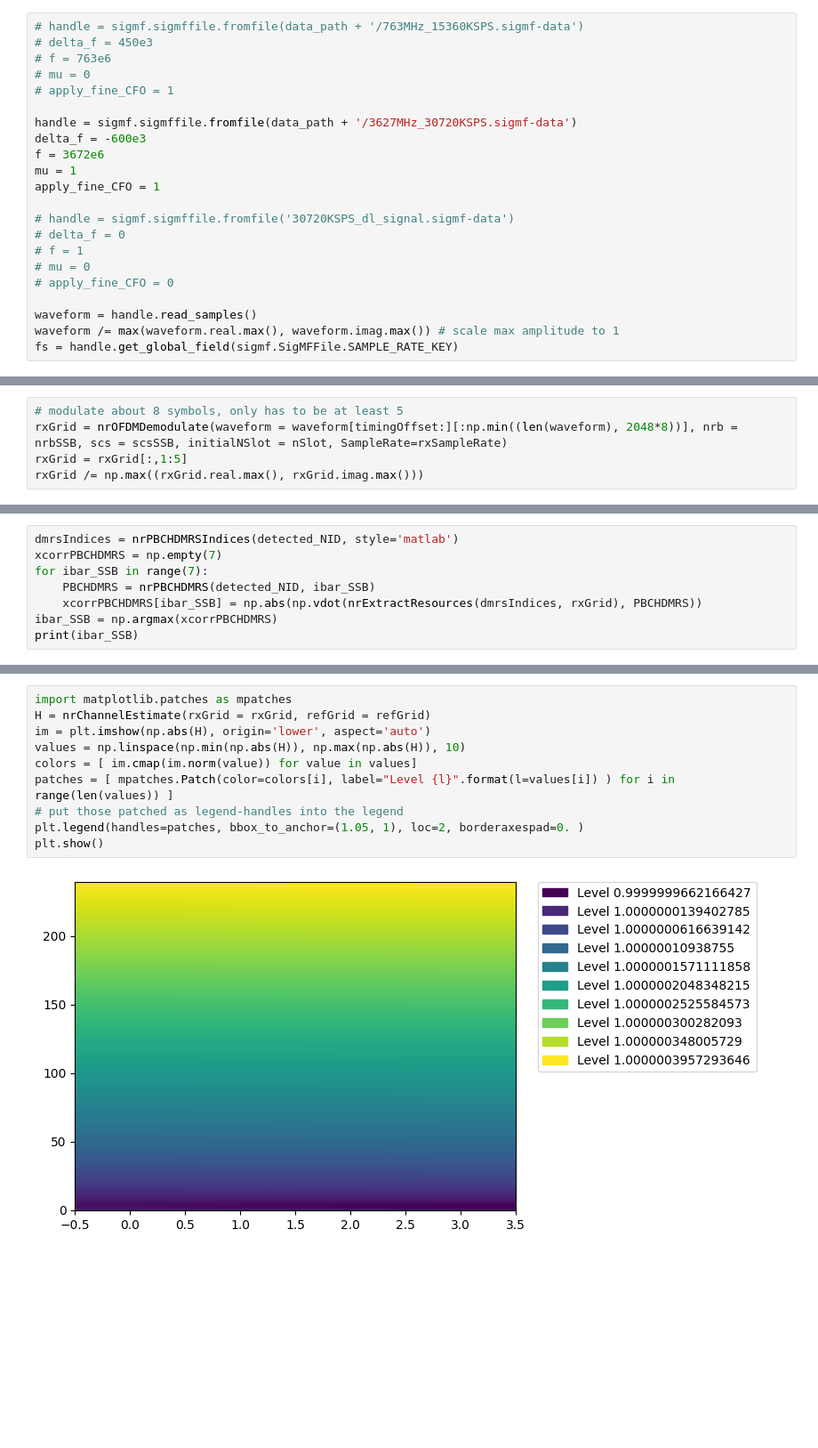
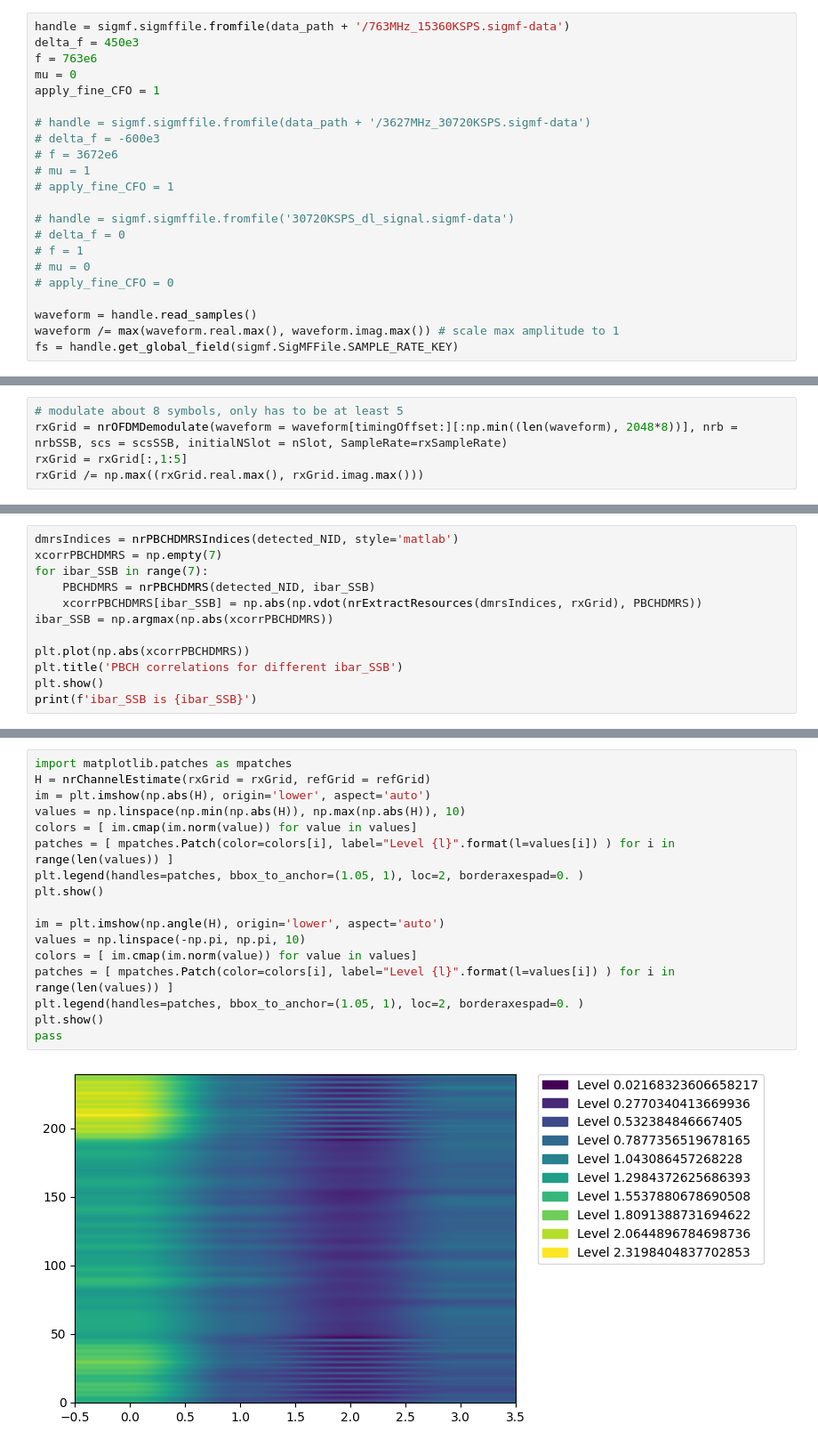
Before and after one commit to catkira/5G_experiments, a Jupyter notebook: test_py3gpp.ipynb, the cells around one changed output, grey strips where cells are left out. Shown at 89% size. Drawn from its saved outputs; the diff is of its cells as text; blank space fills up the shorter version.

```diff
--- a/test_py3gpp.ipynb
+++ b/test_py3gpp.ipynb
@@ -6,17 +6,17 @@ import matplotlib.pyplot as plt
 from py3gpp import *
 from data_path import data_path
 # %%
-# handle = sigmf.sigmffile.fromfile(data_path + '/763MHz_15360KSPS.sigmf-data')
-# delta_f = 450e3
-# f = 763e6
-# mu = 0
+handle = sigmf.sigmffile.fromfile(data_path + '/763MHz_15360KSPS.sigmf-data')
+delta_f = 450e3
+f = 763e6
+mu = 0
+apply_fine_CFO = 1
+
+# handle = sigmf.sigmffile.fromfile(data_path + '/3627MHz_30720KSPS.sigmf-data')
+# delta_f = -600e3
+# f = 3672e6
+# mu = 1
 # apply_fine_CFO = 1
-
-handle = sigmf.sigmffile.fromfile(data_path + '/3627MHz_30720KSPS.sigmf-data')
-delta_f = -600e3
-f = 3672e6
-mu = 1
-apply_fine_CFO = 1
 
 # handle = sigmf.sigmffile.fromfile('30720KSPS_dl_signal.sigmf-data')
 # delta_f = 0
@@ -113,6 +113,10 @@ xcorrPBCHDMRS = np.empty(7)
 for ibar_SSB in range(7):
     PBCHDMRS = nrPBCHDMRS(detected_NID, ibar_SSB)
     xcorrPBCHDMRS[ibar_SSB] = np.abs(np.vdot(nrExtractResources(dmrsIndices, rxGrid), PBCHDMRS))
-ibar_SSB = np.argmax(xcorrPBCHDMRS)
-print(ibar_SSB)
+ibar_SSB = np.argmax(np.abs(xcorrPBCHDMRS))
+
+plt.plot(np.abs(xcorrPBCHDMRS))
+plt.title('PBCH correlations for different ibar_SSB')
+plt.show()
+print(f'ibar_SSB is {ibar_SSB}')
 # %% [output]
@@ -151,12 +153,19 @@ Text(0.5, 0.95, 'wiped PBCHDMRS symbols')
 # %%
 import matplotlib.patches as mpatches
 H = nrChannelEstimate(rxGrid = rxGrid, refGrid = refGrid)
 im = plt.imshow(np.abs(H), origin='lower', aspect='auto')
 values = np.linspace(np.min(np.abs(H)), np.max(np.abs(H)), 10)
 colors = [ im.cmap(im.norm(value)) for value in values]
 patches = [ mpatches.Patch(color=colors[i], label="Level {l}".format(l=values[i]) ) for i in range(len(values)) ]
-# put those patched as legend-handles into the legend
 plt.legend(handles=patches, bbox_to_anchor=(1.05, 1), loc=2, borderaxespad=0. )
 plt.show()
+
+im = plt.imshow(np.angle(H), origin='lower', aspect='auto')
+values = np.linspace(-np.pi, np.pi, 10)
+colors = [ im.cmap(im.norm(value)) for value in values]
+patches = [ mpatches.Patch(color=colors[i], label="Level {l}".format(l=values[i]) ) for i in range(len(values)) ]
+plt.legend(handles=patches, bbox_to_anchor=(1.05, 1), loc=2, borderaxespad=0. )
+plt.show()
+pass
 # %% [output]
-[figure, old version]
+[figure, new version]
```
Also changed, not shown: parts of 7 cells of this notebook, 1 other file.
